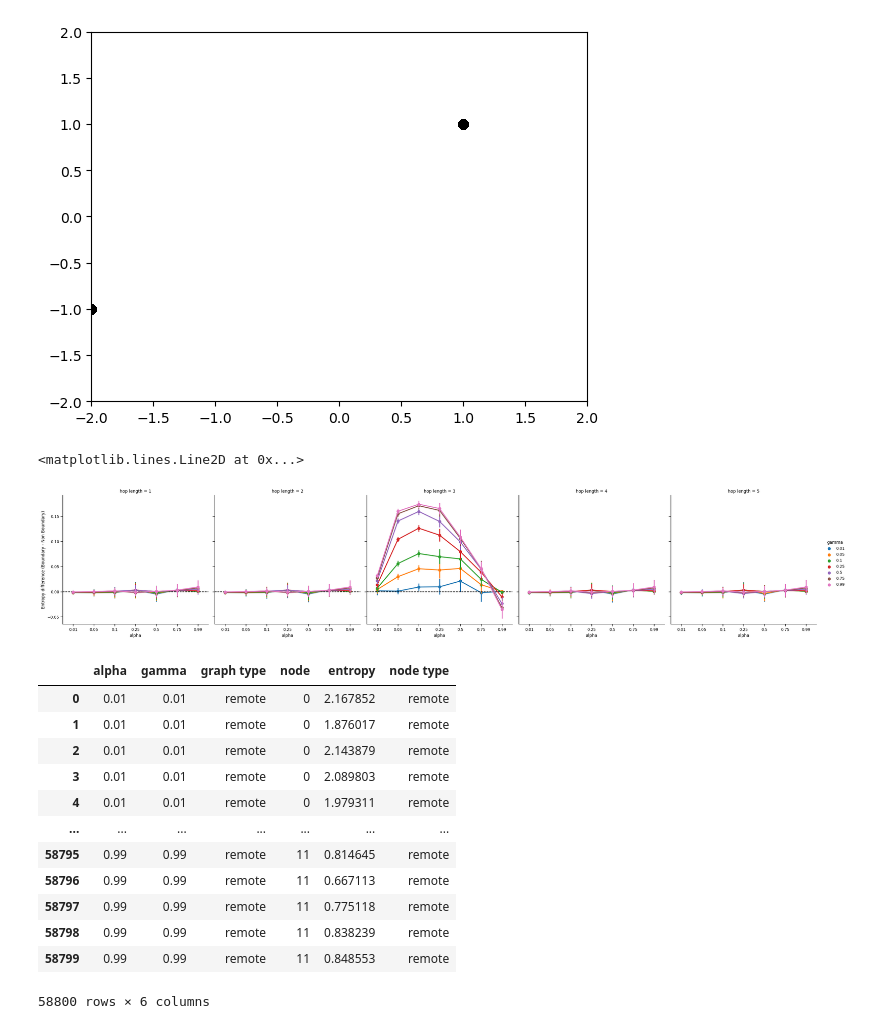
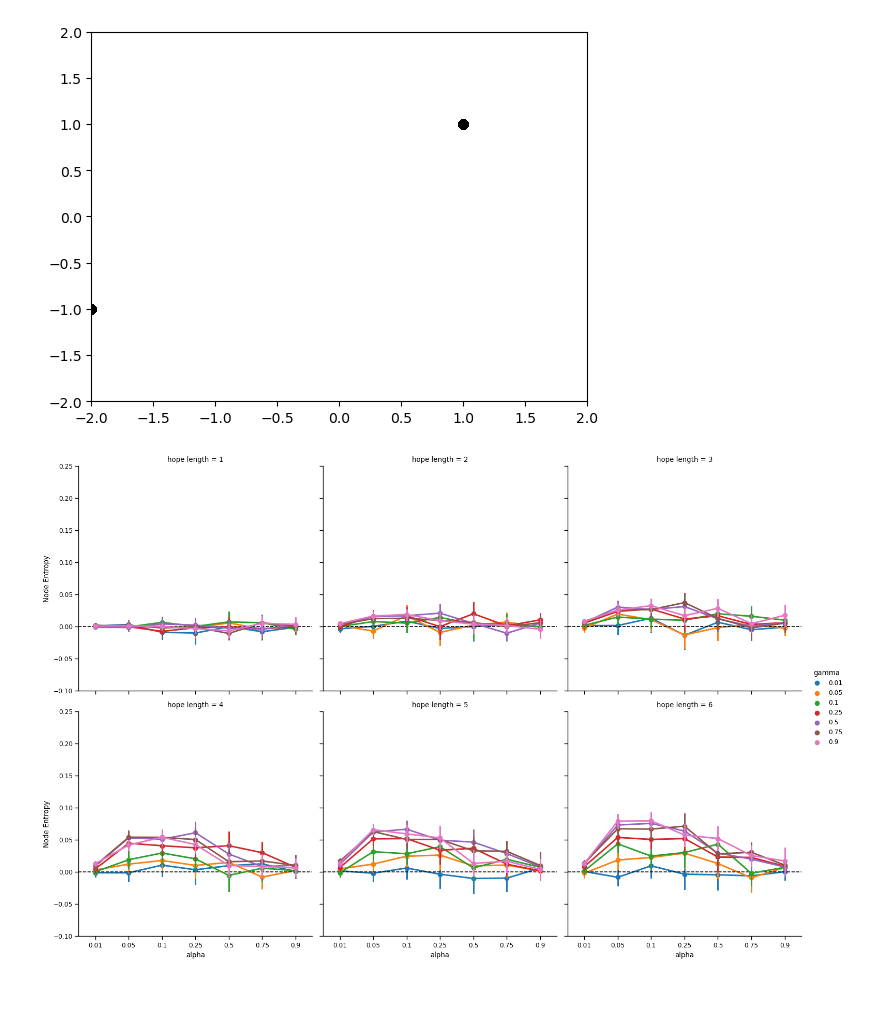
Before and after one commit to tejas-savalia/event-boundaries, a Jupyter notebook: simulations/categorization_simulation.ipynb, the cells around one changed output. Cells and saved outputs as stored; diff of their text form; code cells hidden in the pictures; blank space fills up the shorter version.

```diff
--- a/simulations/categorization_simulation.ipynb
+++ b/simulations/categorization_simulation.ipynb
@@ -544,4 +522,4 @@ plt.show()
 # %% [output]
 [figure]
 # %%
-df_entropy = pd.read_csv('results/df_boundary_entropy_hops.csv')
+df_entropy = pd.read_csv('results/modular_node_entropies.csv')
@@ -554,32 +526,31 @@ df_entropy = pd.read_csv('results/df_boundary_entropy_hops.csv')
+# %%
+params = list(itertools.product([0.01, 0.05, 0.1, 0.25, 0.5, 0.75, 0.9], [0.01, 0.05, 0.1, 0.25, 0.5, 0.75, 0.9], ['walk', 'hop'], [1, 2, 3, 4, 5, 6]))
+
+df_entropy['node'] = np.tile(np.arange(15), 100*len(params))
+df_entropy["node type"] = ["boundary" if x in [0, 4, 5, 9, 10, 14] else "Non Boundary" for x in pd.to_numeric(df_entropy["node"])]
+
+# df_entropy.loc[((df_entropy['node'] == 0) | (df_entropy['node'] == 11)), 'node type'] = 'remote'
+# df_entropy.loc[((df_entropy['node'] == 5) | (df_entropy['node'] == 6)), 'node type'] = 'boundary'
+# df_entropy
+# %%
+df_entropy_mean = df_entropy.groupby(['alpha', 'gamma', 'walk type', 'hope length', 'iteration', 'node type']).mean().reset_index()
+df_entropy_boundary = df_entropy_mean.loc[df_entropy_mean['node type'] == 'boundary'].reset_index(drop=True)
+df_entropy_nonboundary = df_entropy_mean.loc[df_entropy_mean['node type'] != 'boundary'].reset_index(drop=True)
+# df_difference = pd.merge(df_entropy_boundary[['alpha', 'gamma', 'walk type', 'hope length', 'iteration']],
+#                          df_entropy_nonboundary[['alpha', 'gamma', 'walk type', 'hope length', 'iteration']])
+# %%
+df_entropy_boundary['entropy_diff'] = df_entropy_boundary['node entropies'] - df_entropy_nonboundary['node entropies']
 # %%
 sns.set_context('paper')
-g = sns.catplot(x = 'alpha', y = 'entropy', hue = 'gamma',
-                kind = 'point', col = 'hop length',
-                data = df_entropy)
+g = sns.catplot(x = 'alpha', y = 'entropy_diff', hue = 'gamma',
+                kind = 'point', col = 'hope length', col_wrap=3, #col = 'node type',
+                data = df_entropy_boundary.loc[df_entropy_boundary['walk type'] == 'hop'])
 
-g.set_ylabels('Entropy difference (Boundary - Non Boundary)')
-# g.set(ylim=(-0.1, 0.25))
-g.axes[0][0].axhline(y = 0, ls = '--', color = 'black')
-g.axes[0][1].axhline(y = 0, ls = '--', color = 'black')
-g.axes[0][2].axhline(y = 0, ls = '--', color = 'black')
+g.set_ylabels('Node Entropy')
+g.set(ylim=(-0.1, 0.25))
+for column in range(6):
+    g.axes[column].axhline(y = 0, ls = '--', color = 'black')
 
 # g.set_titles('Boundary - Non Boundary Entropy')
 # %% [output]
-<matplotlib.lines.Line2D at 0x...>
-[figure, old version]
+[figure, new version]
-# %%
-df_entropy
-# %% [output]
-|  | alpha | gamma | graph type | node | entropy | node type |
-| 0 | 0.01 | 0.01 | remote | 0 | 2.167852 | remote |
-| 1 | 0.01 | 0.01 | remote | 0 | 1.876017 | remote |
-| 2 | 0.01 | 0.01 | remote | 0 | 2.143879 | remote |
-| 3 | 0.01 | 0.01 | remote | 0 | 2.089803 | remote |
-| 4 | 0.01 | 0.01 | remote | 0 | 1.979311 | remote |
-| ... | ... | ... | ... | ... | ... | ... |
-| 58795 | 0.99 | 0.99 | remote | 11 | 0.814645 | remote |
-| 58796 | 0.99 | 0.99 | remote | 11 | 0.667113 | remote |
-| 58797 | 0.99 | 0.99 | remote | 11 | 0.775118 | remote |
-| 58798 | 0.99 | 0.99 | remote | 11 | 0.838239 | remote |
-| 58799 | 0.99 | 0.99 | remote | 11 | 0.848553 | remote |
-58800 rows × 6 columns
```
Also changed, not shown: parts of 2 cells of this notebook, 4 other files.
